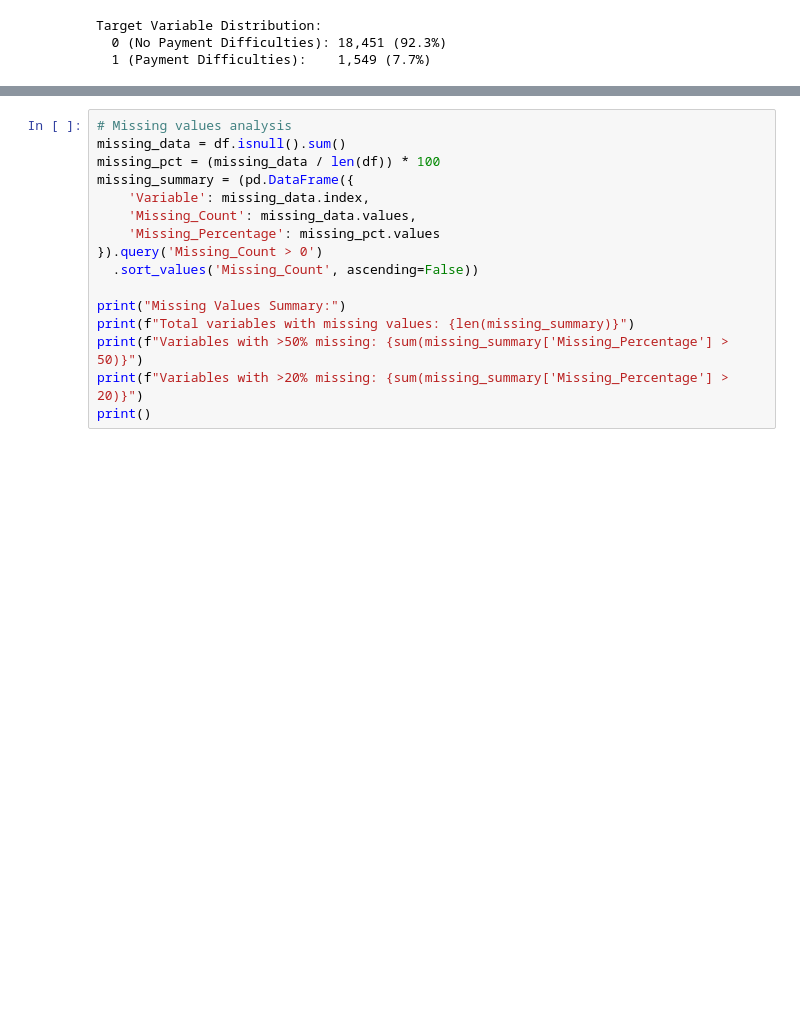
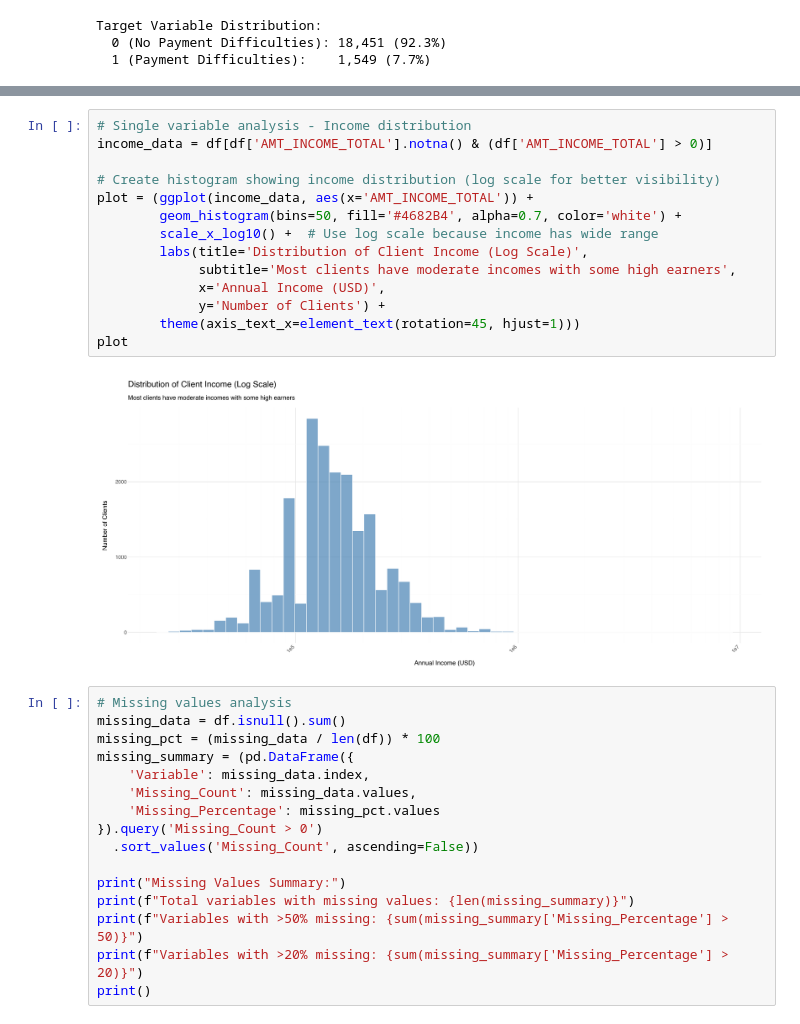
Before and after one commit to kisyular/case_study, a Jupyter notebook: Assignment2_Analysis.ipynb, the cells around one changed output, grey strips where cells are left out. Saved outputs shown, nothing was run; the diff lists cells and outputs as text; blank space fills up the shorter version.

```diff
--- a/Assignment2_Analysis.ipynb
+++ b/Assignment2_Analysis.ipynb
@@ -141,3 +206,19 @@ plot
+# %%
+# Single variable analysis - Income distribution
+income_data = df[df['AMT_INCOME_TOTAL'].notna() & (df['AMT_INCOME_TOTAL'] > 0)]
+
+# Create histogram showing income distribution (log scale for better visibility)
+plot = (ggplot(income_data, aes(x='AMT_INCOME_TOTAL')) +
+        geom_histogram(bins=50, fill='#4682B4', alpha=0.7, color='white') +
+        scale_x_log10() +  # Use log scale because income has wide range
+        labs(title='Distribution of Client Income (Log Scale)',
+             subtitle='Most clients have moderate incomes with some high earners',
+             x='Annual Income (USD)',
+             y='Number of Clients') +
+        theme(axis_text_x=element_text(rotation=45, hjust=1)))
+plot
+# %% [output]
+[figure, added]
 # %%
 # Missing values analysis
 missing_data = df.isnull().sum()
```
Also changed, not shown: parts of 78 cells of this notebook, 16 other files.
